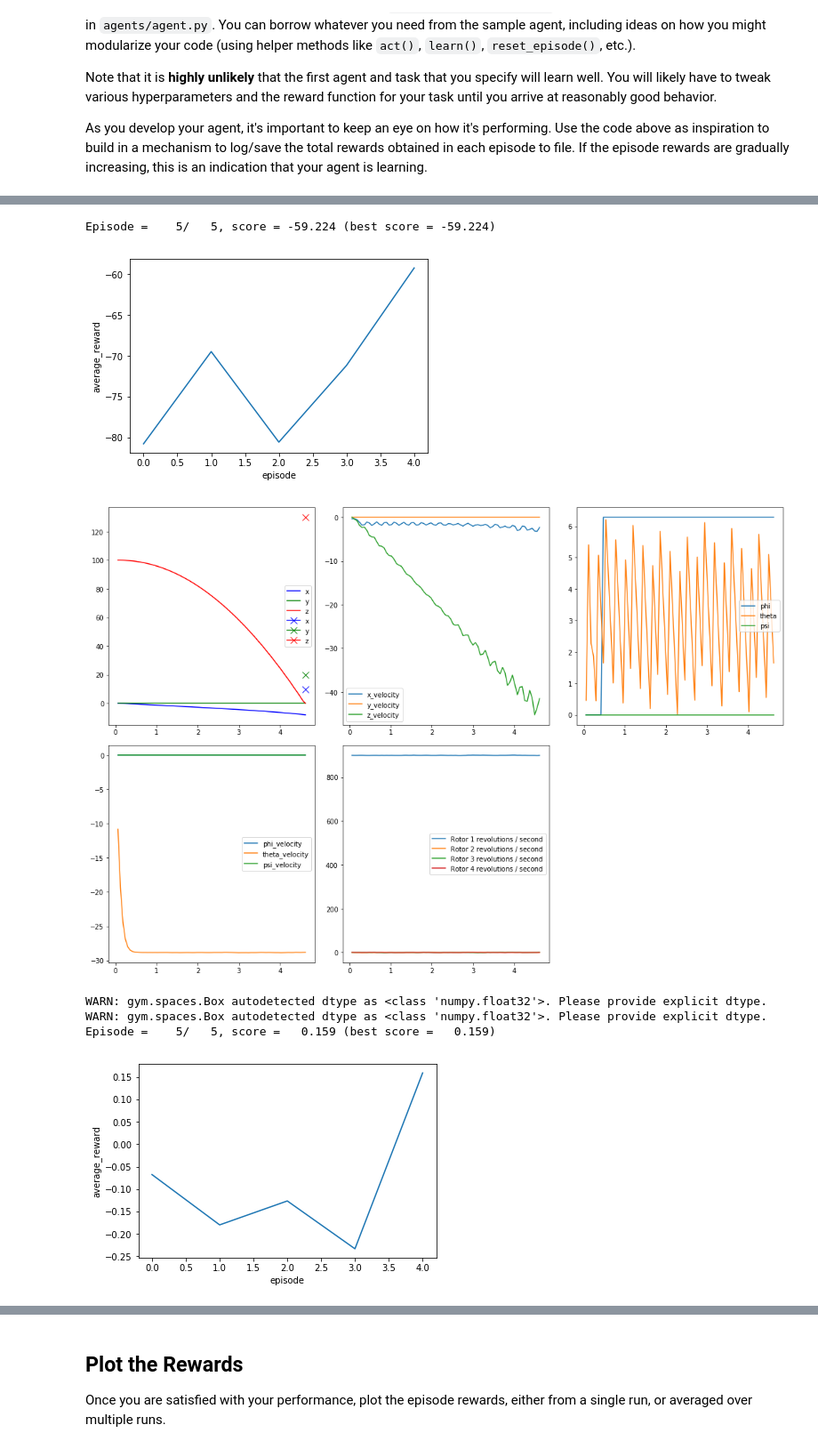
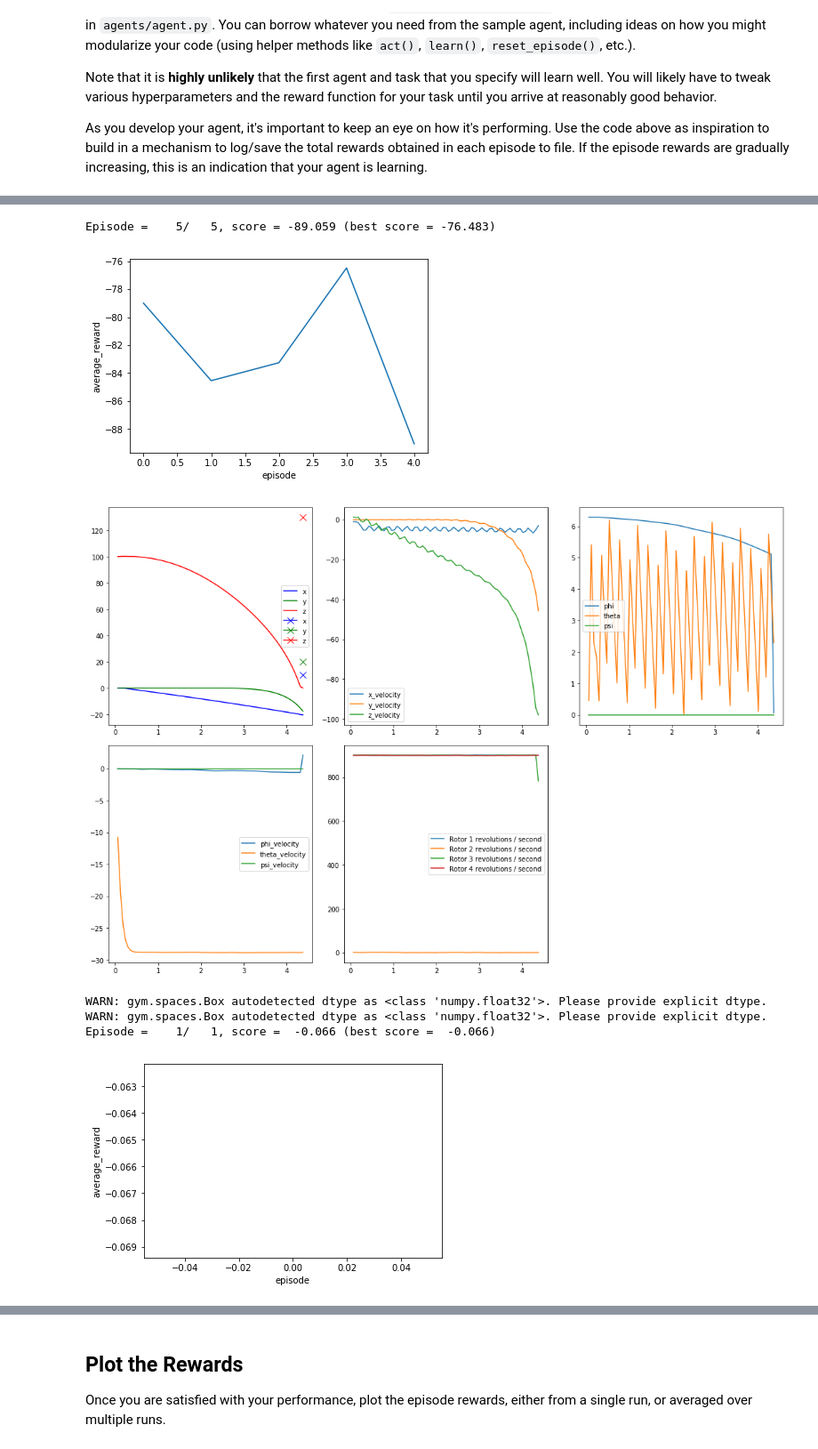
Before and after one commit to KnollFrank/RL-Quadcopter-2, a Jupyter notebook: Quadcopter_Project.ipynb, the cells around one changed output, grey strips where cells are left out. Shown: that part at 89% size. Saved outputs shown, nothing was run; the diff lists cells and outputs as text; code cells hidden in the pictures.

```diff
--- a/Quadcopter_Project.ipynb
+++ b/Quadcopter_Project.ipynb
@@ -280,9 +280,9 @@ plot(results)
 import numpy as np
 from agents.agent import DDPG
 from agents.scoring_agent_wrapper import ScoringAgentWrapper
-from tasks.task import Task
+from tasks.target_pos_task import TargetPosTask
 
-task = Task(
+task = TargetPosTask(
     init_pose = np.array([0., 0., 100., 0., 0., 0.]),
     init_velocities = np.array([0., 0., 0.]),
     init_angle_velocities = np.array([0., 0., 0.]),
@@ -292,13 +292,13 @@ agent = ScoringAgentWrapper(DDPG(task))
 average_rewards_per_episode = train(agent = agent, task = task, num_episodes = 5)
 plot_average_rewards_per_episode(average_rewards_per_episode)
 # %% [output]
-Episode =    5/   5, score = -59.224 (best score = -59.224)
+Episode =    5/   5, score = -89.059 (best score = -76.483)
-[figure, old version]
+[figure, new version]
 # %%
 results = evaluate(agent, task)
 plot(results, task.target_pos)
 # %% [output]
-[figure, old version]
+[figure, new version]
 # %%
 import gym
 from agents.agent import DDPG
@@ -312,12 +311,12 @@ def train_env(env_id, num_episodes):
     average_rewards_per_episode = train(agent = agent, task = task, num_episodes = num_episodes)
     return agent, task, average_rewards_per_episode
 # %%
-agent, task, average_rewards_per_episode = train_env('MountainCarContinuous-v0', num_episodes = 5)
+agent, task, average_rewards_per_episode = train_env('MountainCarContinuous-v0', num_episodes = 1)
 plot_average_rewards_per_episode(average_rewards_per_episode)
 evaluate_and_render(agent, task)
 # %% [output]
 WARN: gym.spaces.Box autodetected dtype as <class 'numpy.float32'>. Please provide explicit dtype.
 WARN: gym.spaces.Box autodetected dtype as <class 'numpy.float32'>. Please provide explicit dtype.
-Episode =    5/   5, score =   0.159 (best score =   0.159)
+Episode =    1/   1, score =  -0.066 (best score =  -0.066)
-[figure, old version]
+[figure, new version]
 # %%
```
Also changed, not shown: parts of 8 cells of this notebook, 2 other files.
